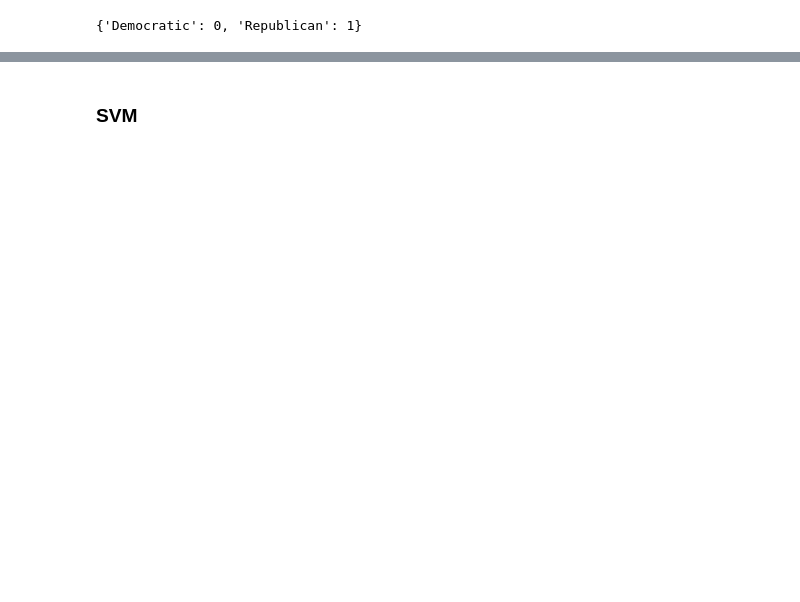
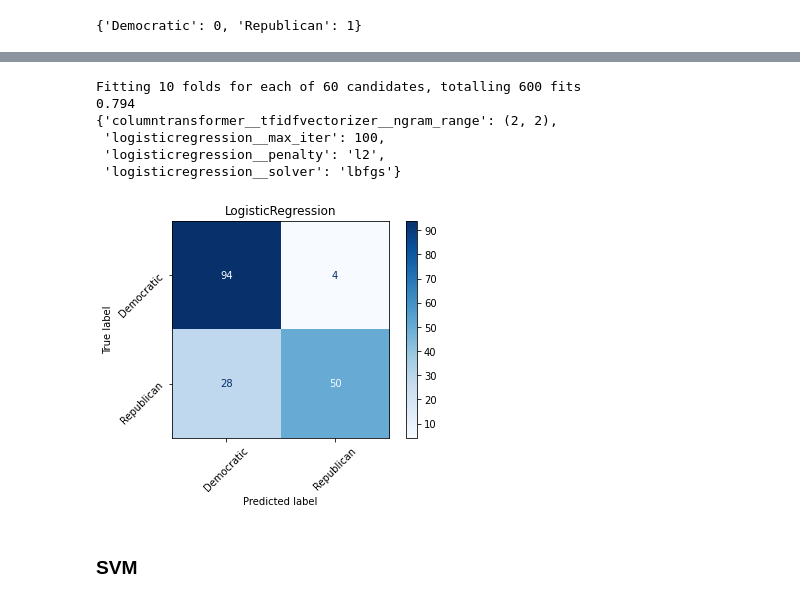
Before and after one commit to dimboump/predict-potus-affiliation, a Jupyter notebook: classical.ipynb, the cells around one changed output, grey strips where cells are left out. Cells and saved outputs as stored; diff of their text form; code cells hidden in the pictures; blank space fills up the shorter version.

```diff
--- a/classical.ipynb
+++ b/classical.ipynb
@@ -86,3 +94,27 @@ disp.ax_.tick_params(axis='both', rotation=45)
+# %%
+lr_gs2 = GridSearchCV(lr_pipe, lr_param_grid2, cv=10, scoring='f1_macro', n_jobs=-1, verbose=10, refit=True)
+lr_gs2.fit(X_train, y_train)
+
+print(f"{lr_gs2.best_score_:.3f}")
+pprint(lr_gs2.best_params_)
+# %% [output]
+Fitting 10 folds for each of 60 candidates, totalling 600 fits
+0.794
+{'columntransformer__tfidfvectorizer__ngram_range': (2, 2),
+ 'logisticregression__max_iter': 100,
+ 'logisticregression__penalty': 'l2',
+ 'logisticregression__solver': 'lbfgs'}
+# %%
+y_pred_sgd2 = lr_gs2.predict(X_test)
+# %%
+cm = confusion_matrix(y_test, y_pred_sgd2, labels=lr_gs2.classes_)
+disp = ConfusionMatrixDisplay(confusion_matrix=cm)
+disp.display_labels = encoded_labels
+disp.plot(cmap=plt.cm.Blues)
+disp.ax_.set_title(lr_clf.__class__.__name__)
+disp.ax_.tick_params(axis='both', rotation=45)
+# %% [output]
+[figure, added]
 # %% [markdown]
 ### SVM
 # %%
```
Also changed, not shown: parts of 20 cells of this notebook, 2 other files.
